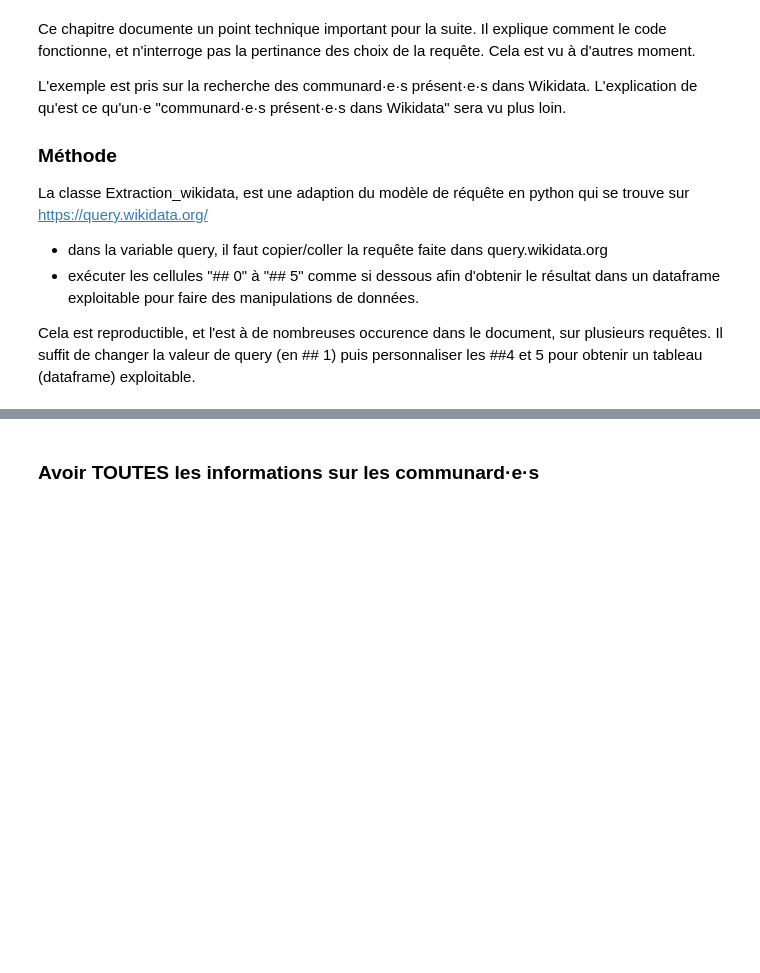
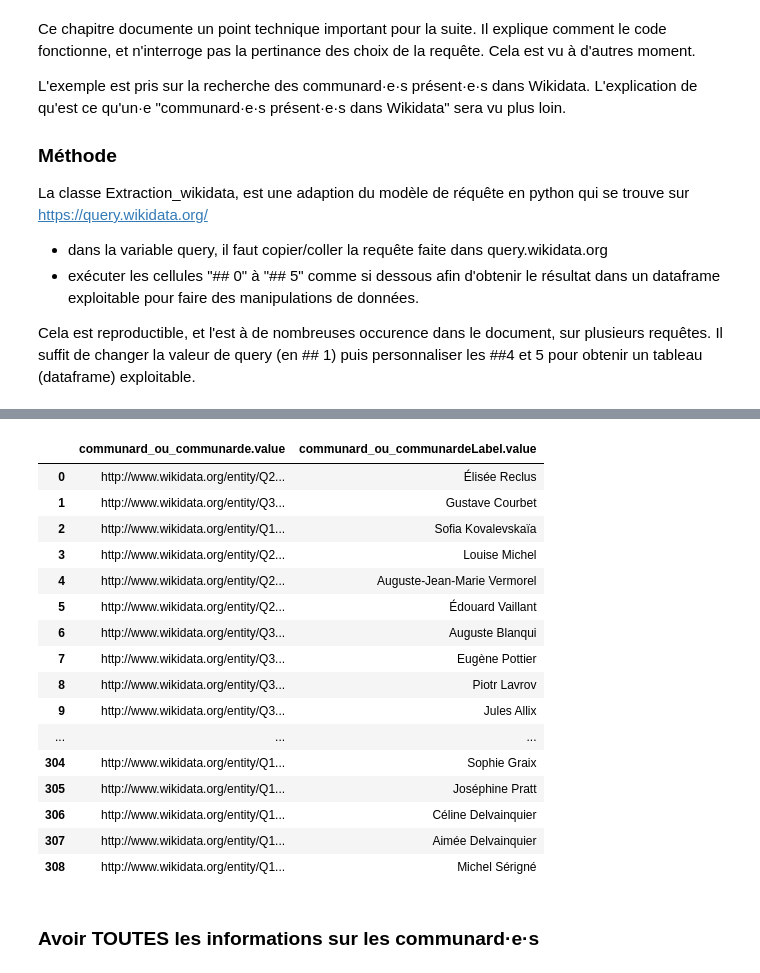
Before and after one commit to silanoc/commune_dans_wikidata, a Jupyter notebook: 2_faire_une_requete_sur_wikidata_en_python.ipynb, the cells around one changed output, grey strips where cells are left out. Cells and saved outputs as stored; diff of their text form; code cells hidden in the pictures; blank space fills up the shorter version.

```diff
--- a/2_faire_une_requete_sur_wikidata_en_python.ipynb
+++ b/2_faire_une_requete_sur_wikidata_en_python.ipynb
@@ -91,8 +91,26 @@ print(df_communard)
 ## 5 - quelques statistiques sur le df
 #df_communard.describe()
 # %%
-#df_communard_en_html = df_communard.to_html(columns = ['communard_ou_communarde.value', 'communard_ou_communardeLabel.value'])
-#HTML(df_communard_en_html)
+df_communard_en_html = df_communard.to_html(columns = ['communard_ou_communarde.value', 'communard_ou_communardeLabel.value'])
+HTML(df_communard_en_html)
+# %% [output]
+|  | communard_ou_communarde.value | communard_ou_communardeLabel.value |
+| 0 | http://www.wikidata.org/entity/Q2... | Élisée Reclus |
+| 1 | http://www.wikidata.org/entity/Q3... | Gustave Courbet |
+| 2 | http://www.wikidata.org/entity/Q1... | Sofia Kovalevskaïa |
+| 3 | http://www.wikidata.org/entity/Q2... | Louise Michel |
+| 4 | http://www.wikidata.org/entity/Q2... | Auguste-Jean-Marie Vermorel |
+| 5 | http://www.wikidata.org/entity/Q2... | Édouard Vaillant |
+| 6 | http://www.wikidata.org/entity/Q3... | Auguste Blanqui |
+| 7 | http://www.wikidata.org/entity/Q3... | Eugène Pottier |
+| 8 | http://www.wikidata.org/entity/Q3... | Piotr Lavrov |
+| 9 | http://www.wikidata.org/entity/Q3... | Jules Allix |
+| ... | ... | ... |
+| 304 | http://www.wikidata.org/entity/Q1... | Sophie Graix |
+| 305 | http://www.wikidata.org/entity/Q1... | Joséphine Pratt |
+| 306 | http://www.wikidata.org/entity/Q1... | Céline Delvainquier |
+| 307 | http://www.wikidata.org/entity/Q1... | Aimée Delvainquier |
+| 308 | http://www.wikidata.org/entity/Q1... | Michel Sérigné |
 # %% [markdown]
 ### Avoir TOUTES les informations sur les communard·e·s
 # %% [markdown]
```
Also changed, not shown: parts of 3 cells of this notebook, 2 other files.
